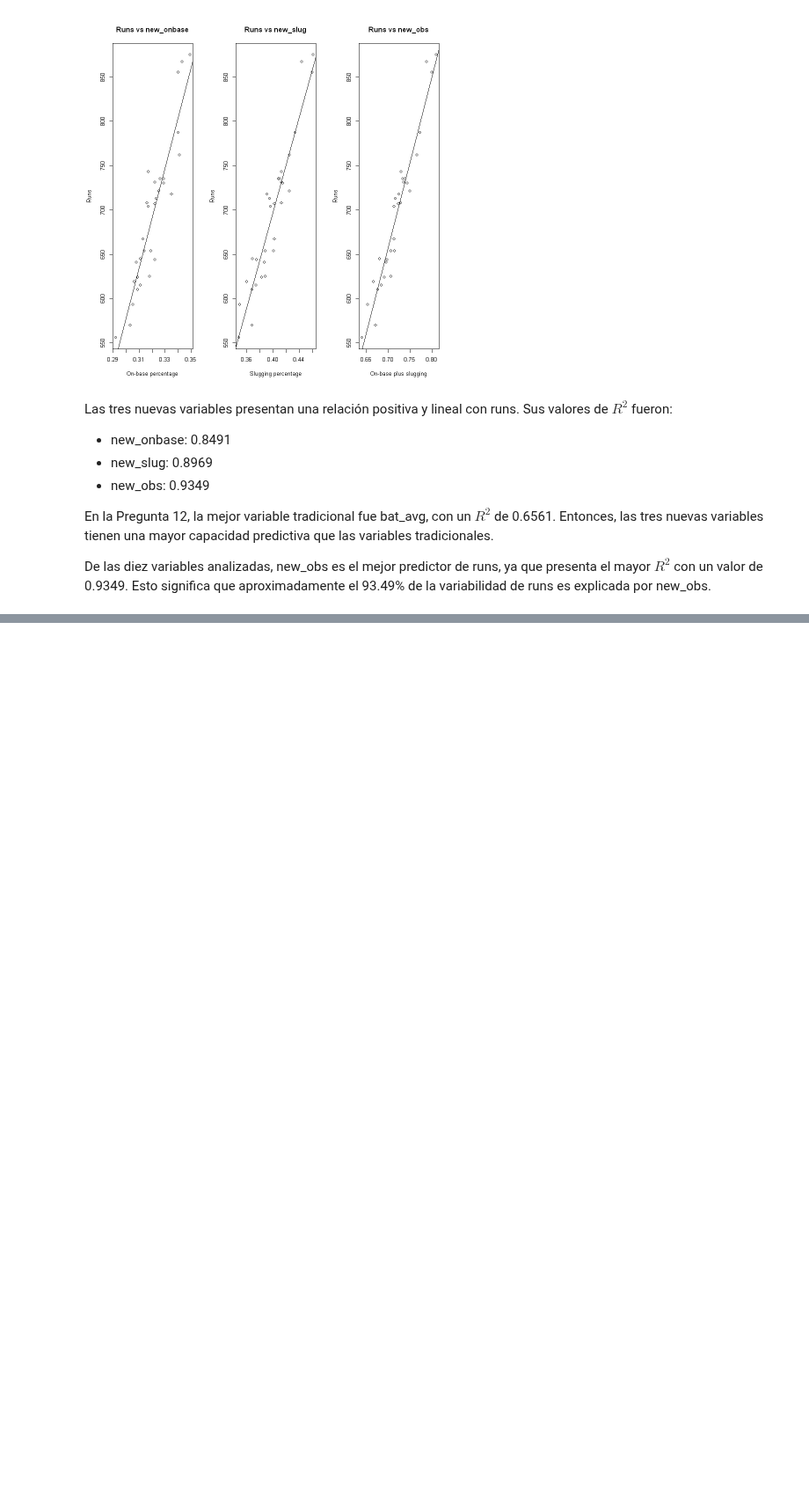
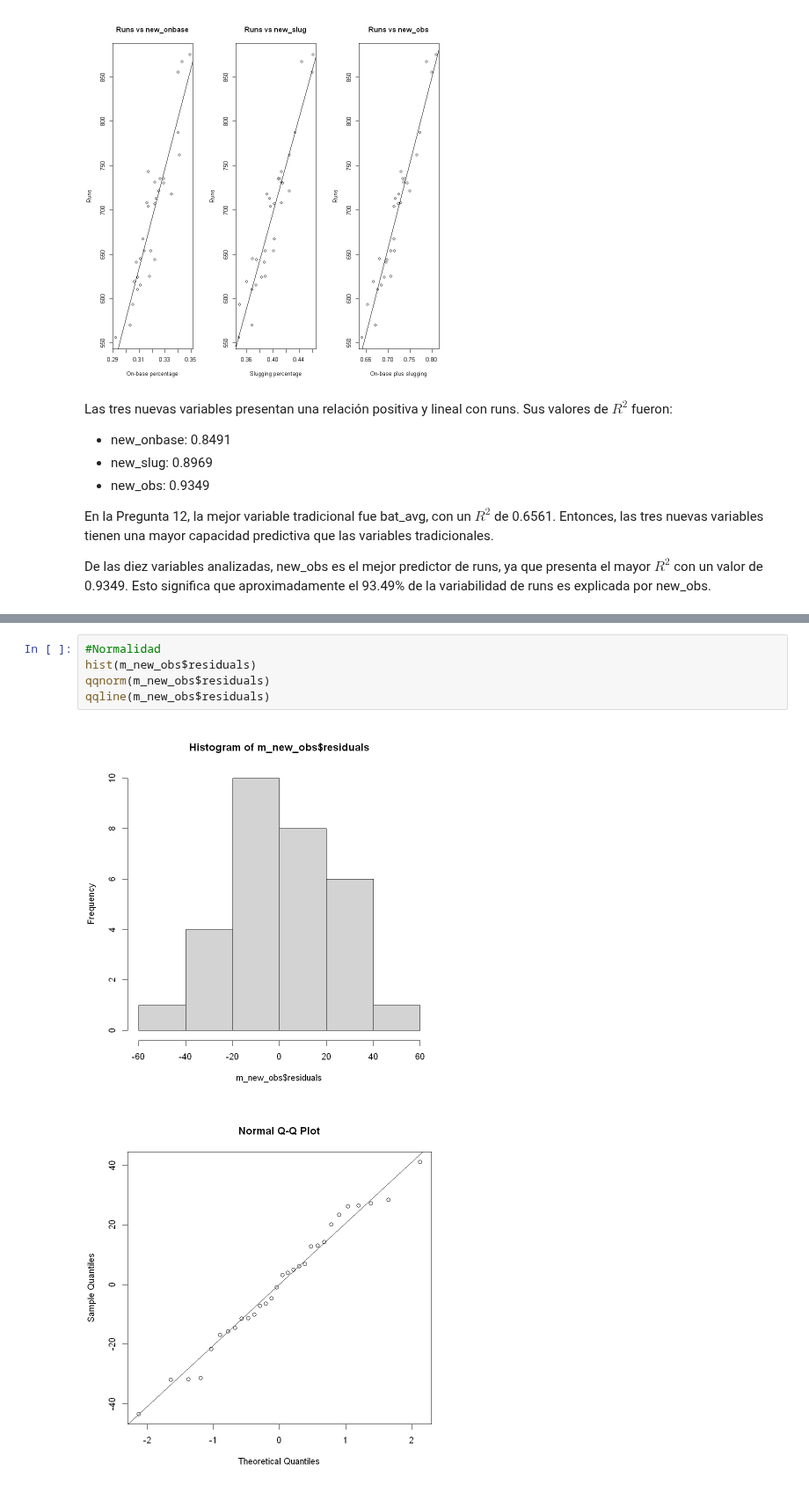
Before and after one commit to cerillo2808/Experimentos_TempName, a Jupyter notebook: AC5-Regresión-Lineal/AC5-Regresión-Lineal.ipynb, the cells around one changed output, grey strips where cells are left out. Shown at 88% size. Drawn from its saved outputs; the diff is of its cells as text; blank space fills up the shorter version.

```diff
--- a/AC5-Regresión-Lineal/AC5-Regresión-Lineal.ipynb
+++ b/AC5-Regresión-Lineal/AC5-Regresión-Lineal.ipynb
@@ -325,0 +338,8 @@ De las diez variables analizadas, new_obs es el mejor predictor de runs, ya que
+# %%
+#Normalidad
+hist(m_new_obs$residuals)
+qqnorm(m_new_obs$residuals)
+qqline(m_new_obs$residuals)
+# %% [output]
+[figure, added]
+[figure, added]
```
Also changed, not shown: parts of 4 cells of this notebook.
